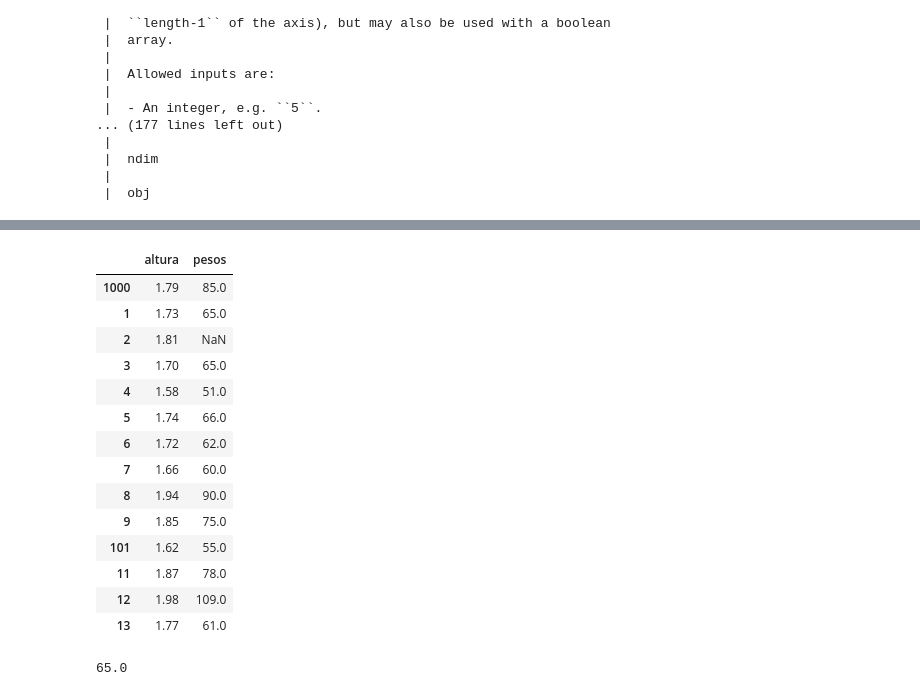
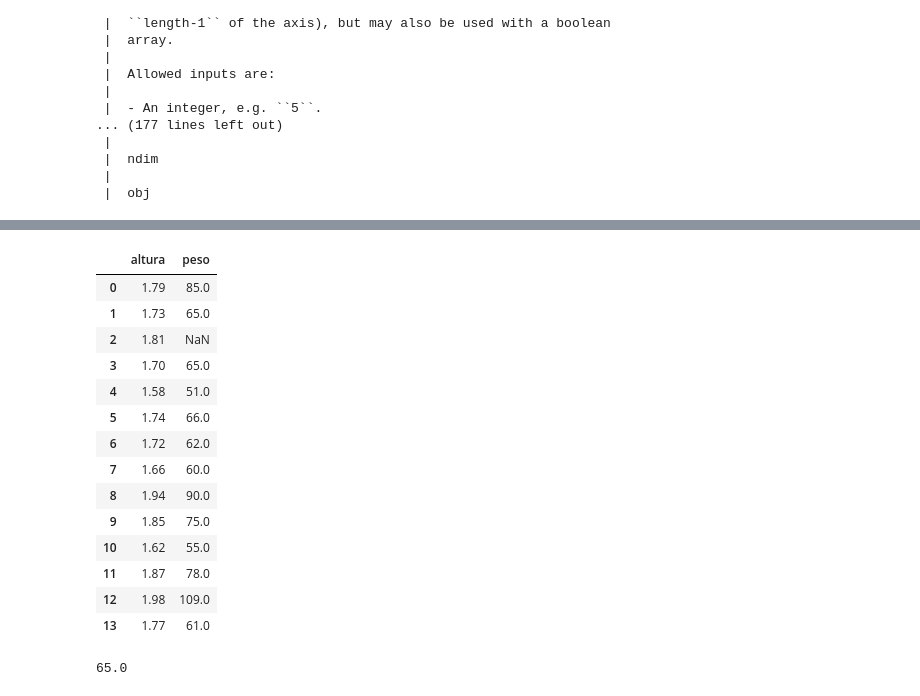
Before and after one commit to Senador05/phyton, a Jupyter notebook: Numpy/Pandas/pandas.ipynb, the cells around one changed output, grey strips where cells are left out. Saved outputs shown, nothing was run; the diff lists cells and outputs as text; code cells hidden in the pictures.

```diff
--- a/Numpy/Pandas/pandas.ipynb
+++ b/Numpy/Pandas/pandas.ipynb
@@ -676,9 +672,9 @@ dfcol['altura']
 Name: altura, dtype: float64
 # %%
-dfcol[['altura','pesos']]
+dfcol[['altura','peso']]
 # %% [output]
-|  | altura | pesos |
-| 1000 | 1.79 | 85.0 |
+|  | altura | peso |
+| 0 | 1.79 | 85.0 |
 | 1 | 1.73 | 65.0 |
 | 2 | 1.81 | NaN |
 | 3 | 1.70 | 65.0 |
@@ -688,7 +684,7 @@ dfcol[['altura','pesos']]
 | 7 | 1.66 | 60.0 |
 | 8 | 1.94 | 90.0 |
 | 9 | 1.85 | 75.0 |
-| 101 | 1.62 | 55.0 |
+| 10 | 1.62 | 55.0 |
 | 11 | 1.87 | 78.0 |
 | 12 | 1.98 | 109.0 |
 | 13 | 1.77 | 61.0 |
```
Also changed, not shown: parts of 17 cells of this notebook, 3 other files.
